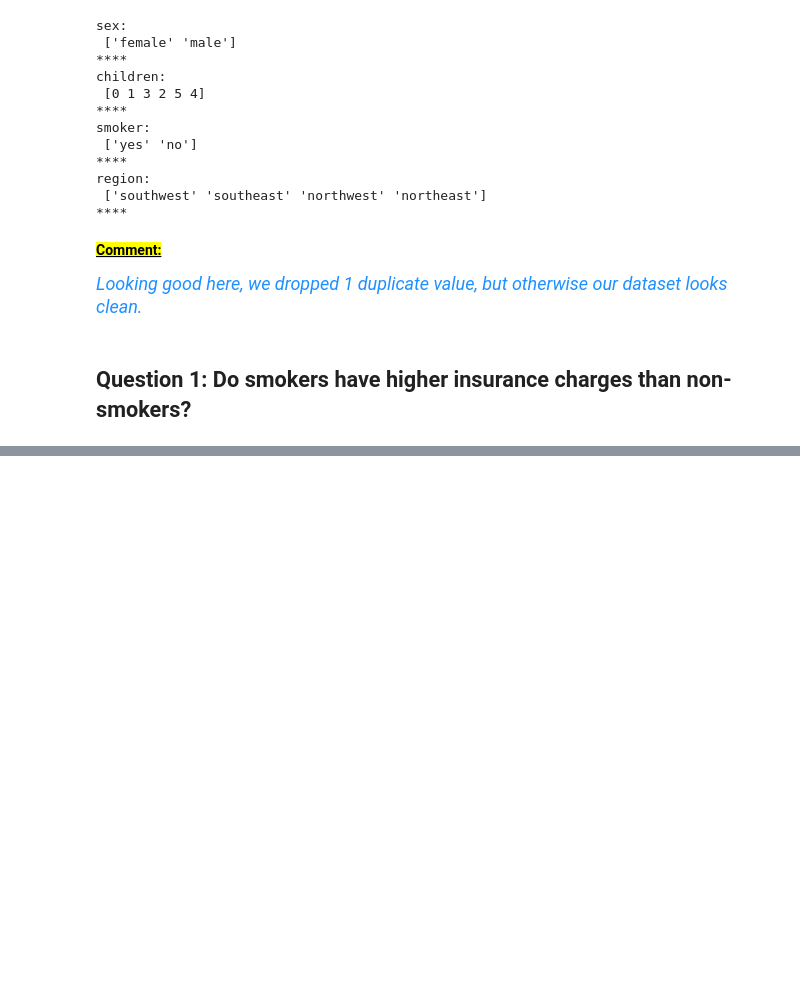
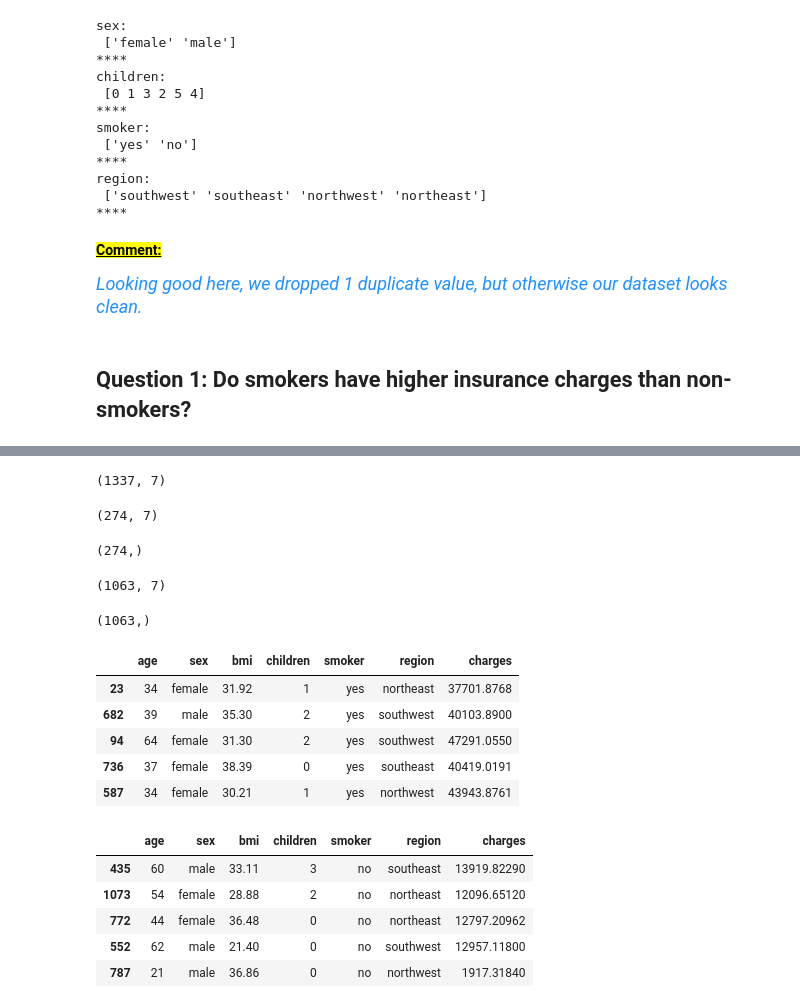
Before and after one commit to CRPeace/CD_Hypothesis_Testing_with_Insurance_Data, a Jupyter notebook: C.Peace_Hypothesis_Testing_with_Insurance_Data.ipynb, the cells around one changed output, grey strips where cells are left out. Cells and saved outputs as stored; diff of their text form; code cells hidden in the pictures; blank space fills up the shorter version.

```diff
--- a/C.Peace_Hypothesis_Testing_with_Insurance_Data.ipynb
+++ b/C.Peace_Hypothesis_Testing_with_Insurance_Data.ipynb
@@ -160,0 +188,23 @@ Looking good here, we dropped 1 duplicate value, but otherwise our dataset looks
+# %%
+# checking
+display(df.shape, smokers.shape, smokers_charges.shape,
+                 non_smokers.shape, non_smokers_charges.shape)
+display(smokers.sample(5), non_smokers.sample(5))
+# %% [output]
+(1337, 7)
+(274, 7)
+(274,)
+(1063, 7)
+(1063,)
+|  | age | sex | bmi | children | smoker | region | charges |
+| 23 | 34 | female | 31.92 | 1 | yes | northeast | 37701.8768 |
+| 682 | 39 | male | 35.30 | 2 | yes | southwest | 40103.8900 |
+| 94 | 64 | female | 31.30 | 2 | yes | southwest | 47291.0550 |
+| 736 | 37 | female | 38.39 | 0 | yes | southeast | 40419.0191 |
+| 587 | 34 | female | 30.21 | 1 | yes | northwest | 43943.8761 |
+|  | age | sex | bmi | children | smoker | region | charges |
+| 435 | 60 | male | 33.11 | 3 | no | southeast | 13919.82290 |
+| 1073 | 54 | female | 28.88 | 2 | no | northeast | 12096.65120 |
+| 772 | 44 | female | 36.48 | 0 | no | northeast | 12797.20962 |
+| 552 | 62 | male | 21.40 | 0 | no | southwest | 12957.11800 |
+| 787 | 21 | male | 36.86 | 0 | no | northwest | 1917.31840 |
```
Also changed, not shown: parts of 15 cells of this notebook.
